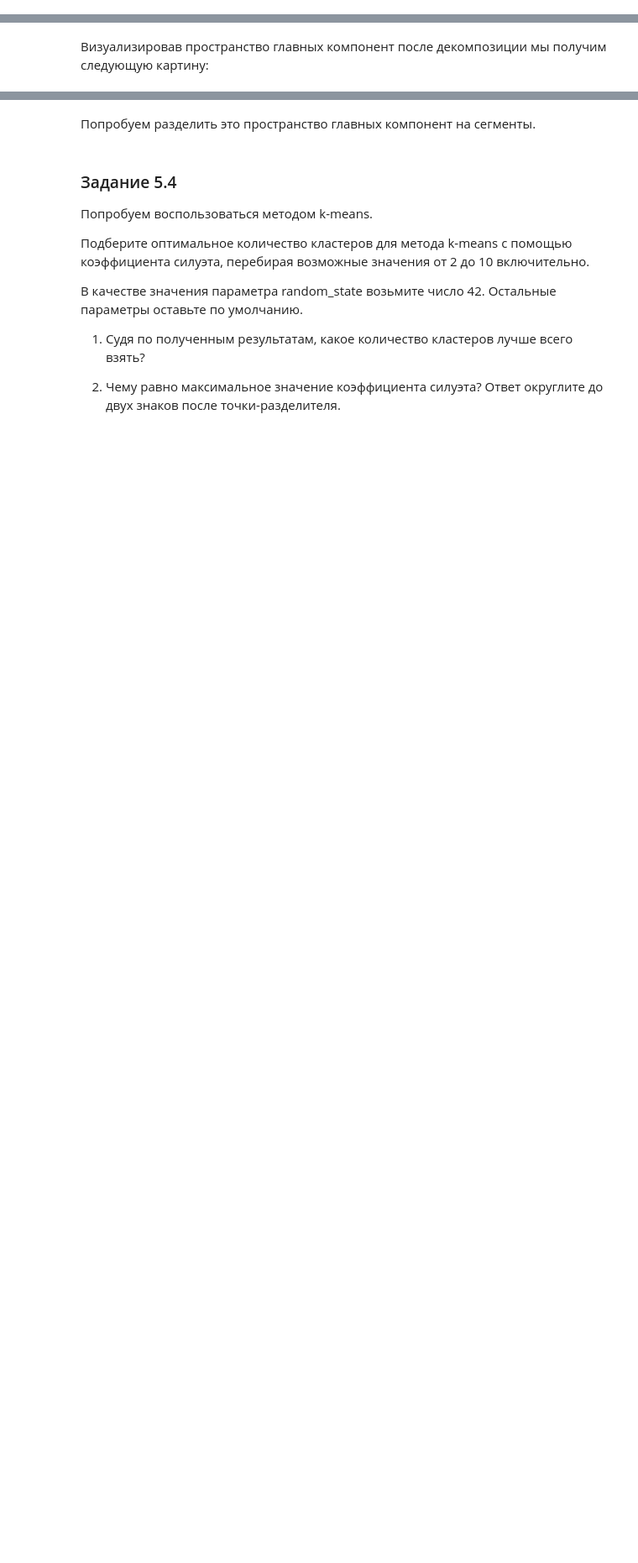
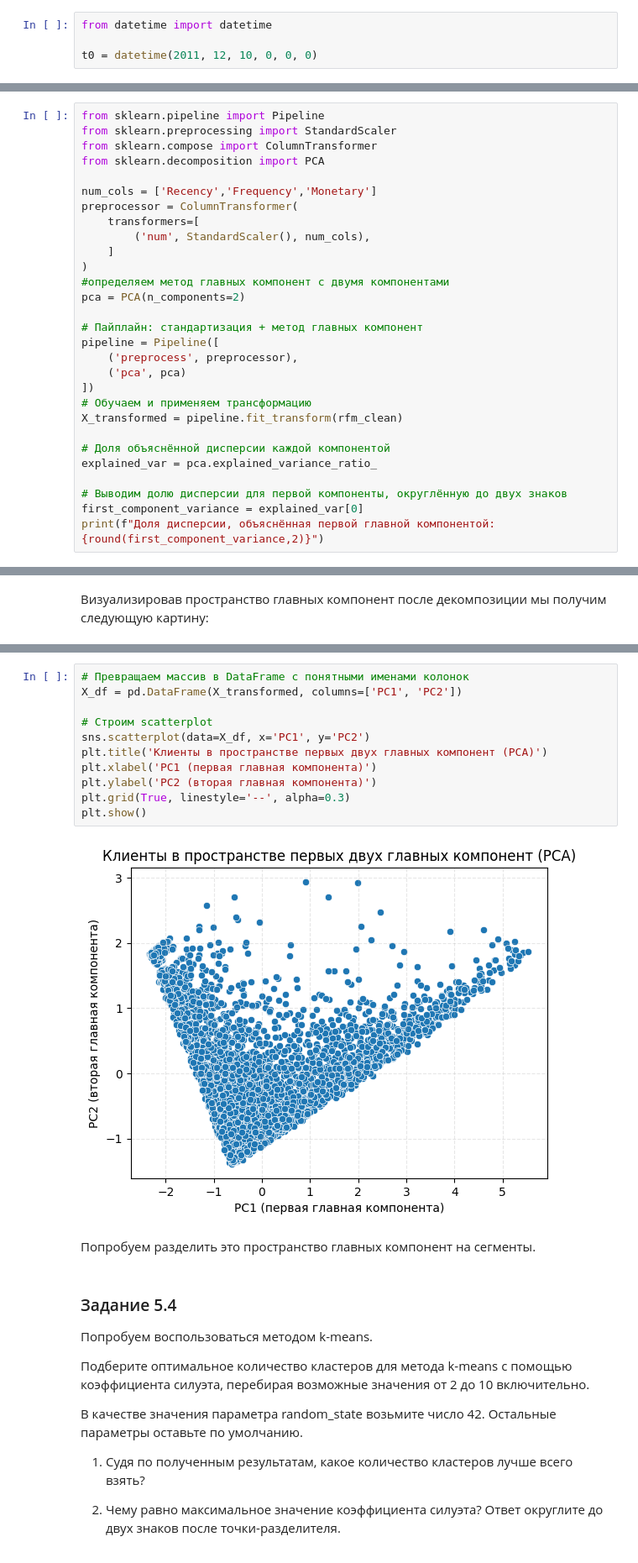
Before and after one commit to vavilove001-lab/sf_data_science, a Jupyter notebook: Projects/Project-6/notebooks/Project-6. Ноутбук-шаблон.ipynb, the cells around one changed output, grey strips where cells are left out. Shown at 84% size. Cells and saved outputs as stored; diff of their text form; blank space fills up the shorter version.

```diff
--- a/Projects/Project-6/notebooks/Project-6. Ноутбук-шаблон.ipynb
+++ b/Projects/Project-6/notebooks/Project-6. Ноутбук-шаблон.ipynb
@@ -763,3 +763,7 @@ plt.show()
 * Monetary Value рассчитывается как общая сумма денег, которую i-ый клиент потратил на наши товары (с учетом возвратов).
 
 Когда вы рассчитаете все характеристики, не забудьте дать столбцам результирующей таблицы соответствующие названия.
+# %%
+from datetime import datetime
+
+t0 = datetime(2011, 12, 10, 0, 0, 0)
@@ -857,3 +922,32 @@ ax.set_zlabel('Monetary');
 Обучите ваш pipeline на RFM-таблице, очищенной от выбросов, и примените к ней трансформацию.
 
 Какую долю дисперсии исходных данных объясняет первая главная компонента? Ответ округлите до двух знаков после точки-разделителя.
+# %%
+from sklearn.pipeline import Pipeline
+from sklearn.preprocessing import StandardScaler
+from sklearn.compose import ColumnTransformer
+from sklearn.decomposition import PCA
+
+num_cols = ['Recency','Frequency','Monetary']
+preprocessor = ColumnTransformer(
+    transformers=[
+        ('num', StandardScaler(), num_cols),
+    ]
+)
+#определяем метод главных компонент с двумя компонентами
+pca = PCA(n_components=2)
+
+# Пайплайн: стандартизация + метод главных компонент
+pipeline = Pipeline([
+    ('preprocess', preprocessor),
+    ('pca', pca)
+])
+# Обучаем и применяем трансформацию
+X_transformed = pipeline.fit_transform(rfm_clean)
+
+# Доля объяснённой дисперсии каждой компонентой
+explained_var = pca.explained_variance_ratio_
+
+# Выводим долю дисперсии для первой компоненты, округлённую до двух знаков
+first_component_variance = explained_var[0]
+print(f"Доля дисперсии, объяснённая первой главной компонентой: {round(first_component_variance,2)}")
@@ -864,3 +958,16 @@ sns.scatterplot(data=rfm_table_processed, x='axis-1', y='axis-2');
+# %%
+# Превращаем массив в DataFrame с понятными именами колонок
+X_df = pd.DataFrame(X_transformed, columns=['PC1', 'PC2'])
+
+# Строим scatterplot
+sns.scatterplot(data=X_df, x='PC1', y='PC2')
+plt.title('Клиенты в пространстве первых двух главных компонент (PCA)')
+plt.xlabel('PC1 (первая главная компонента)')
+plt.ylabel('PC2 (вторая главная компонента)')
+plt.grid(True, linestyle='--', alpha=0.3)
+plt.show()
+# %% [output]
+[figure, added]
 # %% [markdown]
 Попробуем разделить это пространство главных компонент на сегменты.
 # %% [markdown]
```
Also changed, not shown: parts of 18 cells of this notebook, 1 other file.
